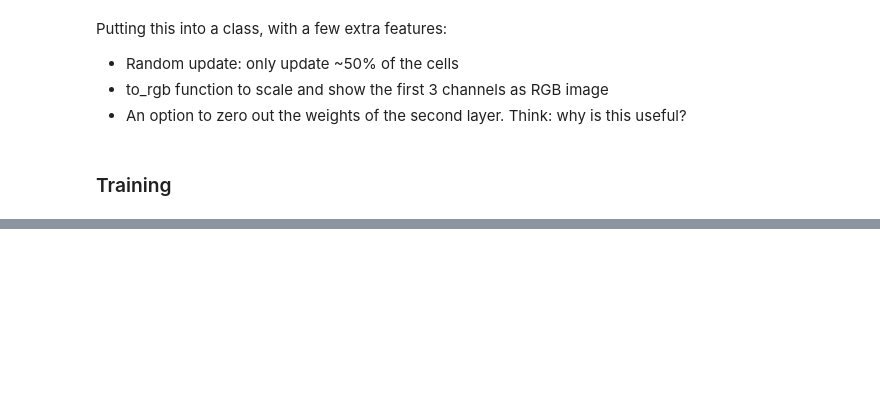
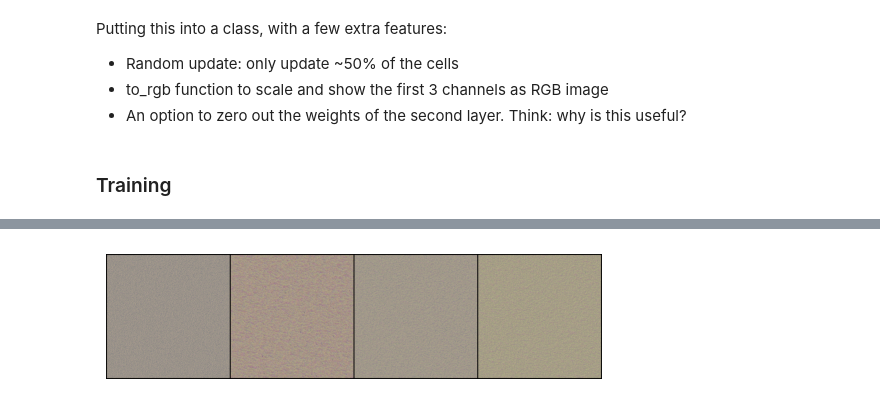
Before and after one commit to cwtmyd/learn-miniai, a Jupyter notebook: 16B_NCA.ipynb, the cells around one changed output, grey strips where cells are left out. Saved outputs shown, nothing was run; the diff lists cells and outputs as text; code cells hidden in the pictures; blank space fills up the shorter version.

```diff
--- a/16B_NCA.ipynb
+++ b/16B_NCA.ipynb
@@ -40,7 +40,7 @@ from typing import Any
 
 
 vgg16 = timm.create_model('vgg16', pretrained=True).to(def_device).features
-normalize = transforms.Normalize(mean=[0.485, 0.456, 0.406], std=[0.299, 0.224, 0.255])
+normalize = transforms.Normalize(mean=[0.485, 0.456, 0.406], std=[0.229, 0.224, 0.255])
 
 def calc_features(imgs, target_layers=(18, 25)):
     x = normalize(imgs)
@@ -80,7 +80,7 @@ filters = torch.stack([
     tensor([[0.0,0.0,0.0],[0.0,1.0,0.0],[0.0,0.0,0.0]]),
     tensor([[-1.0,0.0,1.0],[-2.0,0.0,2.0],[-1.0,0.0,1.0]]),
     tensor([[-1.0,0.0,1.0],[-2.0,0.0,2.0],[-1.0,0.0,1.0]]).T,
-    tensor([[1.0,2.0,1.0],[2.0,-12.0,2.0],[1.0,2.0,1.0]])
+    tensor([[1.0,2.0,1.0],[2.0,-12,2.0],[1.0,2.0,1.0]])
 ]).to(def_device)
 # %%
 def perchannel_conv(x, filters):
@@ -216,7 +216,7 @@ class NCACB(TrainCB):
 
     def get_loss(self, learn):
         style_loss = learn.loss_func(learn.model.to_rgb(self.learn.preds))
-        overflow_loss = (learn.preds-learn.preds.clim(-1.0, 1.0)).abs().sum()
+        overflow_loss = (learn.preds-learn.preds.clamp(-1.0, 1.0)).abs().sum()
         learn.loss = overflow_loss + style_loss*self.style_loss_scale
 
     def backward(self, learn):
@@ -236,0 +242,7 @@ learn.fit(1)
+# %%
+# Check out the final batch:
+rgb = model.to_rgb(learn.preds.detach())
+rgb = torchvision.utils.make_grid(rgb)
+show_image(rgb.clip(0,1));
+# %% [output]
+[figure, added]
```
Also changed, not shown: parts of 4 cells of this notebook.
